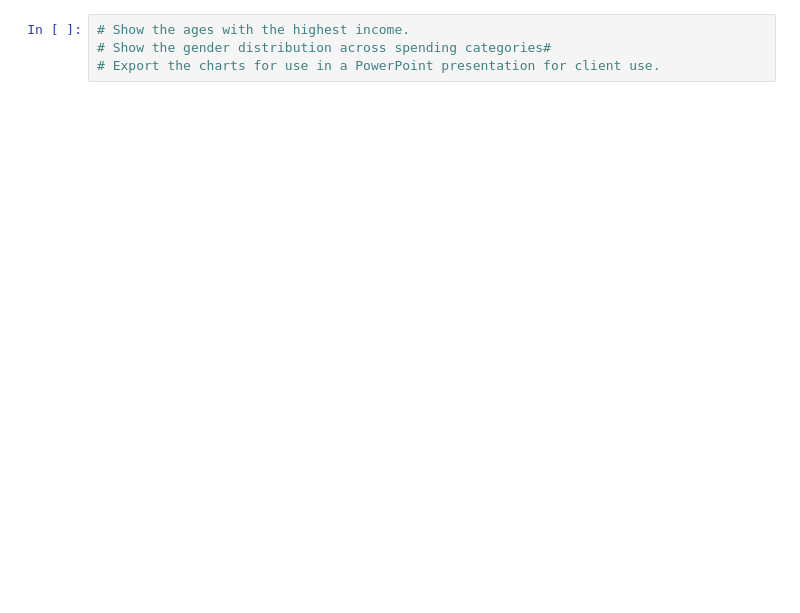
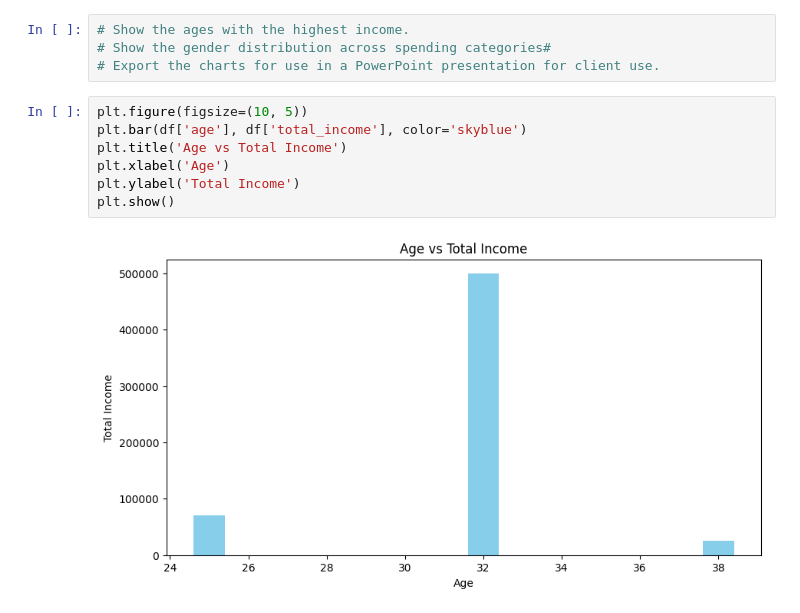
Before and after one commit to Onyedikachi-E/survey_expense_application, a Jupyter notebook: data_processor.ipynb, the cells around one changed output. Cells and saved outputs as stored; diff of their text form; blank space fills up the shorter version.

```diff
--- a/data_processor.ipynb
+++ b/data_processor.ipynb
@@ -84,3 +85,12 @@ df
 # Show the ages with the highest income.
 # Show the gender distribution across spending categories#
 # Export the charts for use in a PowerPoint presentation for client use.
+# %%
+plt.figure(figsize=(10, 5))
+plt.bar(df['age'], df['total_income'], color='skyblue')
+plt.title('Age vs Total Income')
+plt.xlabel('Age')
+plt.ylabel('Total Income')
+plt.show()
+# %% [output]
+[figure, added]
```
Also changed, not shown: parts of 2 cells of this notebook.
